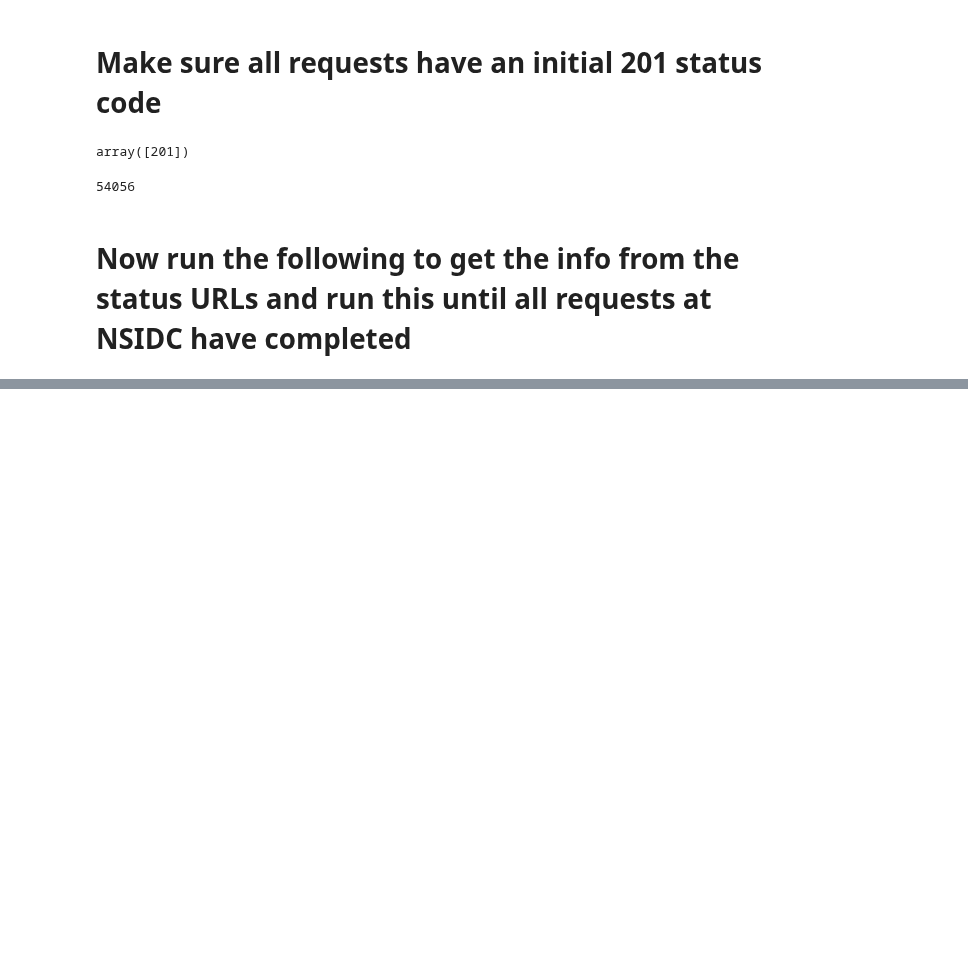
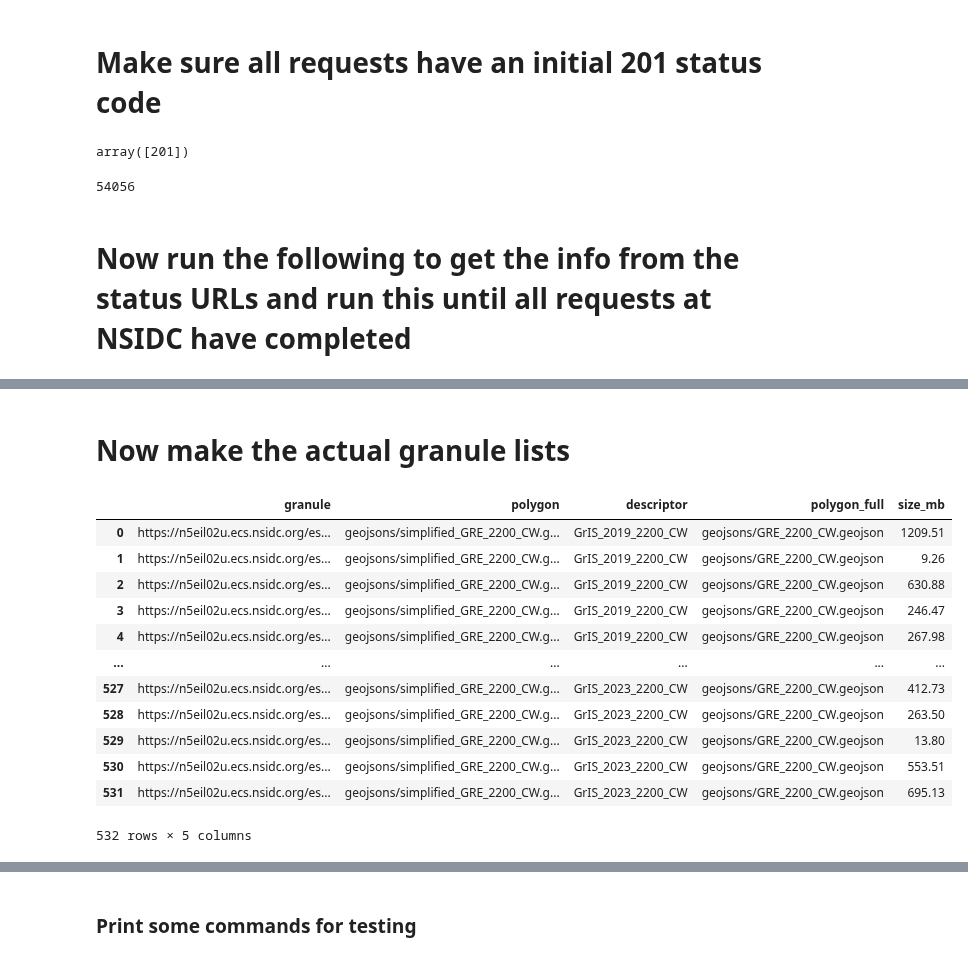
Before and after one commit to fliphilipp/GlacierLakeDetectionICESat2, a Jupyter notebook: request_data_and_make_granule_list.ipynb, the cells around one changed output, grey strips where cells are left out. Cells and saved outputs as stored; diff of their text form; code cells hidden in the pictures; blank space fills up the shorter version.

Commit message:
change code to request data locally, then jobs access processed granules from nsidc

```diff
--- a/async2_download_testing.ipynb
+++ b/request_data_and_make_granule_list.ipynb
@@ -472,6 +563,8 @@ df = pd.read_csv(fn_statusurls)
 # s = session.get(capability_url)
 # response = session.get(s.url,auth=(uid,pwd))
 
+df['description'] = df.apply(lambda x: '%s_%s_%s' % (x.ice_sheet, x.melt_season, '_'.join(x.geojson.split('_')[2:]).replace('.geojson','')), axis=1)
+df['basin'] = df.apply(lambda x: '_'.join(x.description.split('_')[3:]), axis=1)
 df['status'] = ''
 df['orderID'] = ''
 df['status_txt'] = -1
@@ -482,7 +575,7 @@ df['order_overview_url'] = ''
 df['order_summary_url'] = ''
 df['available_until'] = ''
 
-for i in list(df.index)[:20]:
+for i in list(df.index):
     n_links = 0
     status_txt = -1
     gran_list_url = ''
@@ -531,7 +624,8 @@ for i in list(df.index)[:20]:
     df.loc[i, 'order_summary_url'] = order_summary_url
     df.loc[i, 'available_until'] = available_until
 
-    print('%3i / %3i : %s' % (i+1, len(df), status))
+    print('%3i / %3i : %4s, %7s, %15s --> %s (%4i / %4i)' % (i+1, len(df), df.loc[i, 'ice_sheet'], df.loc[i, 'melt_season'],
+          df.loc[i, 'basin'], status, nprocessed, df.loc[i, 'ngranules_request']))
 
 print('\n_____________________________________________________________________\n')
 print('%.0f%% of granules processed at NSIDC (%i / %i)\n' % (df.nprocessed.sum() / df.ngranules_request.sum() * 100, df.nprocessed.sum(), df.ngranules_request.sum()))
@@ -572,0 +667,61 @@ _____________________________________________________________________
+# %% [markdown]
+# Now make the actual granule lists
+# %%
+outdir = 'granule_lists/'
+outname = 'gld3test-GRE-CW-0.csv'
+outpath = outdir + outname
+df = pd.read_csv(fn_order_info_progress)
+df_complete = df.iloc[:5]
+
+# #### to get the credentials into the session
+# uid = decedc(edc().u)
+# pwd = decedc(edc().p)
+# capability_url = f'https://n5eil02u.ecs.nsidc.org/egi/capabilities/ATL03.006.xml'
+# session = requests.session()
+# s = session.get(capability_url)
+# response = session.get(s.url,auth=(uid,pwd))
+
+df_list = []
+for i in list(df_complete.index):
+    gran_list_url = df_complete.loc[i, 'gran_list_url']
+    gran_list_file = session.get(gran_list_url)
+    status_txt = int(gran_list_file.status_code)
+    gran_list = gran_list_file.content.decode('utf-8').split('\n')
+    gran_list = [x for x in gran_list if '.h5' in x]
+    order_overview_url = df_complete.loc[i, 'order_overview_url']
+    gran_list_html = session.get(order_overview_url)
+    gran_list_html_txt = gran_list_html.content.decode('utf-8')
+    starts = [m.end() for m in re.finditer(re.escape(".h5</a> ("), gran_list_html_txt)]
+    ends = [m.start() for m in re.finditer(re.escape(", SCIENCE, content/unknown)"), gran_list_html_txt)]
+    size_strs = [gran_list_html_txt[starts[j]:ends[j]] for j in range(len(starts))]
+    sizes = [float(x[:-3].replace('<', '')) for x in size_strs]
+
+    thisdf = pd.DataFrame({'granule': gran_list})
+    thisdf['polygon'] = 'geojsons/' + df_complete.loc[i, 'geojson']
+    thisdf['descriptor'] = df_complete.loc[i, 'description']
+    thisdf['polygon_full'] = 'geojsons/' + df_complete.loc[i, 'geojson'].replace('simplified_', '')
+    thisdf['size_mb'] = sizes
+    df_list.append(thisdf)
+
+df_all = pd.concat(df_list).reset_index(drop=True)
+df_all.to_csv(outdir + 'size_' + outname, header=True, index=False)
+df_all.iloc[:,:4].to_csv(outpath, header=False, index=False)
+display(df_all)
+print('total size: %.3g TB\n\n' % (df_all.size_mb.sum()/1e6))
+
+submit_filename = write_submit_file(outpath, mem_gb=8)
+! cat $submit_filename
+# %% [output]
+|  | granule | polygon | descriptor | polygon_full | size_mb |
+| 0 | https://n5eil02u.ecs.nsidc.org/es... | geojsons/simplified_GRE_2200_CW.g... | GrIS_2019_2200_CW | geojsons/GRE_2200_CW.geojson | 1209.51 |
+| 1 | https://n5eil02u.ecs.nsidc.org/es... | geojsons/simplified_GRE_2200_CW.g... | GrIS_2019_2200_CW | geojsons/GRE_2200_CW.geojson | 9.26 |
+| 2 | https://n5eil02u.ecs.nsidc.org/es... | geojsons/simplified_GRE_2200_CW.g... | GrIS_2019_2200_CW | geojsons/GRE_2200_CW.geojson | 630.88 |
+| 3 | https://n5eil02u.ecs.nsidc.org/es... | geojsons/simplified_GRE_2200_CW.g... | GrIS_2019_2200_CW | geojsons/GRE_2200_CW.geojson | 246.47 |
+| 4 | https://n5eil02u.ecs.nsidc.org/es... | geojsons/simplified_GRE_2200_CW.g... | GrIS_2019_2200_CW | geojsons/GRE_2200_CW.geojson | 267.98 |
+| ... | ... | ... | ... | ... | ... |
+| 527 | https://n5eil02u.ecs.nsidc.org/es... | geojsons/simplified_GRE_2200_CW.g... | GrIS_2023_2200_CW | geojsons/GRE_2200_CW.geojson | 412.73 |
+| 528 | https://n5eil02u.ecs.nsidc.org/es... | geojsons/simplified_GRE_2200_CW.g... | GrIS_2023_2200_CW | geojsons/GRE_2200_CW.geojson | 263.50 |
+| 529 | https://n5eil02u.ecs.nsidc.org/es... | geojsons/simplified_GRE_2200_CW.g... | GrIS_2023_2200_CW | geojsons/GRE_2200_CW.geojson | 13.80 |
+| 530 | https://n5eil02u.ecs.nsidc.org/es... | geojsons/simplified_GRE_2200_CW.g... | GrIS_2023_2200_CW | geojsons/GRE_2200_CW.geojson | 553.51 |
+| 531 | https://n5eil02u.ecs.nsidc.org/es... | geojsons/simplified_GRE_2200_CW.g... | GrIS_2023_2200_CW | geojsons/GRE_2200_CW.geojson | 695.13 |
+532 rows × 5 columns
@@ -572,0 +745,2 @@ _____________________________________________________________________
+# %% [markdown]
+### Print some commands for testing
```
Also changed, not shown: parts of 9 cells of this notebook, 7 other files.
